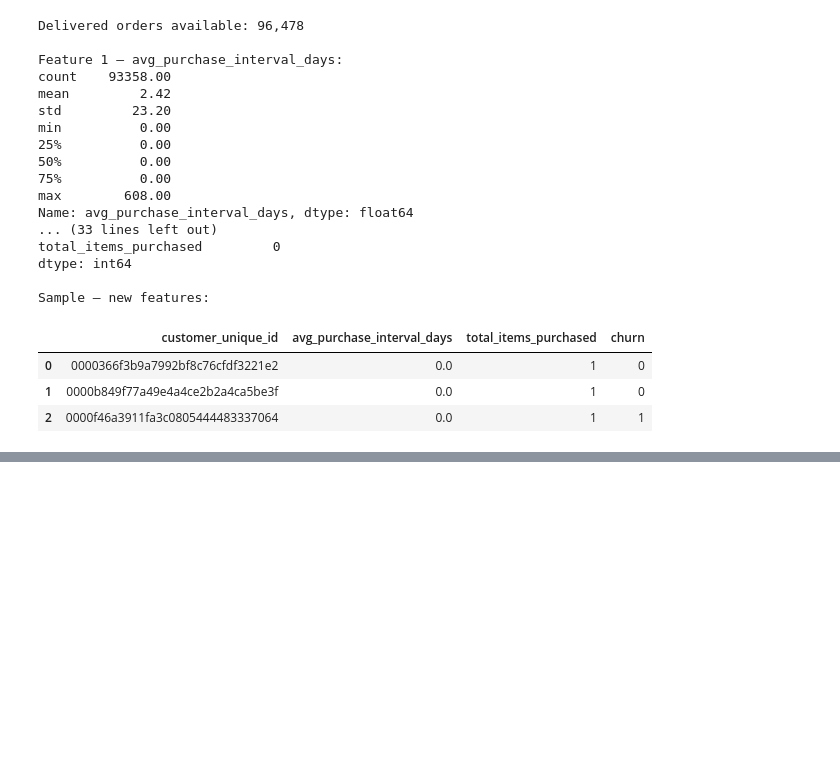
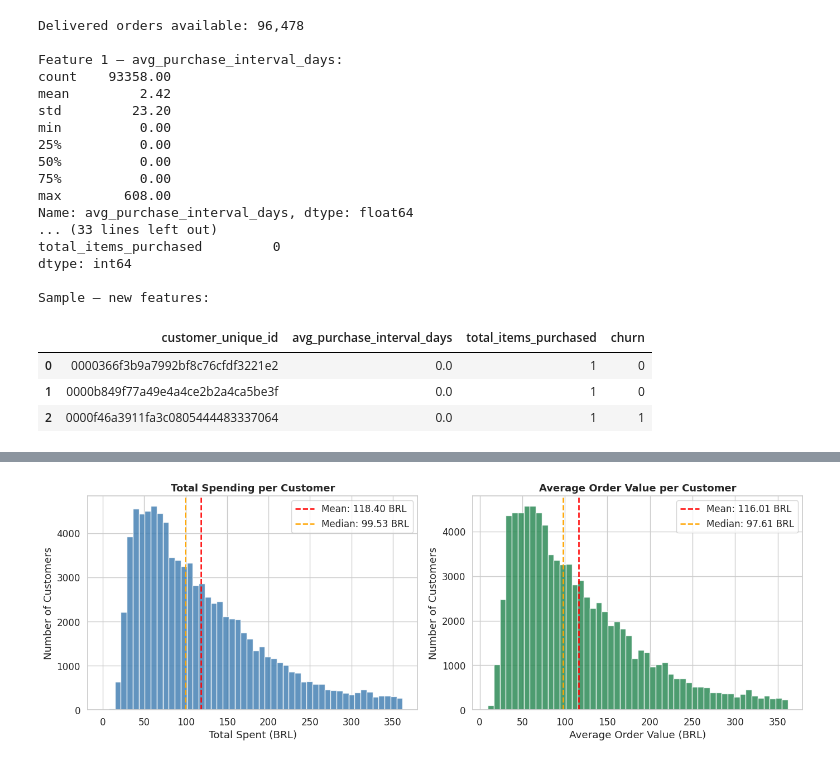
Before and after one commit to lucia-dasku/ecommerce-retention-bi, a Jupyter notebook: Group28_ecommerce_retention_bi.ipynb, the cells around one changed output, grey strips where cells are left out. Drawn from its saved outputs; the diff is of its cells as text; code cells hidden in the pictures; blank space fills up the shorter version.

```diff
--- a/Group28_ecommerce_retention_bi.ipynb
+++ b/Group28_ecommerce_retention_bi.ipynb
@@ -1214,0 +1314,44 @@ We already have the number — 97.9% — but a plot makes it immediately clear a
+# %%
+# Spending Patterns
+# Distribution of total_spent and avg_order_value
+# Both variables have been cleaned with IQR in preprocessing
+
+
+fig, axes = plt.subplots(1, 2, figsize=(14, 5))
+
+# Plot 1: total_spent distribution
+axes[0].hist(customer_df['total_spent'], bins=50,
+             color='steelblue', edgecolor='white', alpha=0.85)
+axes[0].axvline(customer_df['total_spent'].mean(), color='red',
+                linestyle='--', linewidth=1.8,
+                label=f"Mean: {customer_df['total_spent'].mean():.2f} BRL")
+axes[0].axvline(customer_df['total_spent'].median(), color='orange',
+                linestyle='--', linewidth=1.8,
+                label=f"Median: {customer_df['total_spent'].median():.2f} BRL")
+axes[0].set_title('Total Spending per Customer',
+                   fontsize=13, fontweight='bold')
+axes[0].set_xlabel('Total Spent (BRL)')
+axes[0].set_ylabel('Number of Customers')
+axes[0].legend()
+
+# Plot 2: avg_order_value distribution
+axes[1].hist(customer_df['avg_order_value'], bins=50,
+             color='seagreen', edgecolor='white', alpha=0.85)
+axes[1].axvline(customer_df['avg_order_value'].mean(), color='red',
+                linestyle='--', linewidth=1.8,
+                label=f"Mean: {customer_df['avg_order_value'].mean():.2f} BRL")
+axes[1].axvline(customer_df['avg_order_value'].median(), color='orange',
+                linestyle='--', linewidth=1.8,
+                label=f"Median: {customer_df['avg_order_value'].median():.2f} BRL")
+axes[1].set_title('Average Order Value per Customer',
+                   fontsize=13, fontweight='bold')
+axes[1].set_xlabel('Average Order Value (BRL)')
+axes[1].set_ylabel('Number of Customers')
+axes[1].legend()
+
+plt.tight_layout()
+plt.savefig('/content/drive/MyDrive/BI_project/eda_spending_patterns.png',
+            dpi=150, bbox_inches='tight')
+plt.show()
+# %% [output]
+[figure, added]
```
Also changed, not shown: parts of 38 cells of this notebook.
